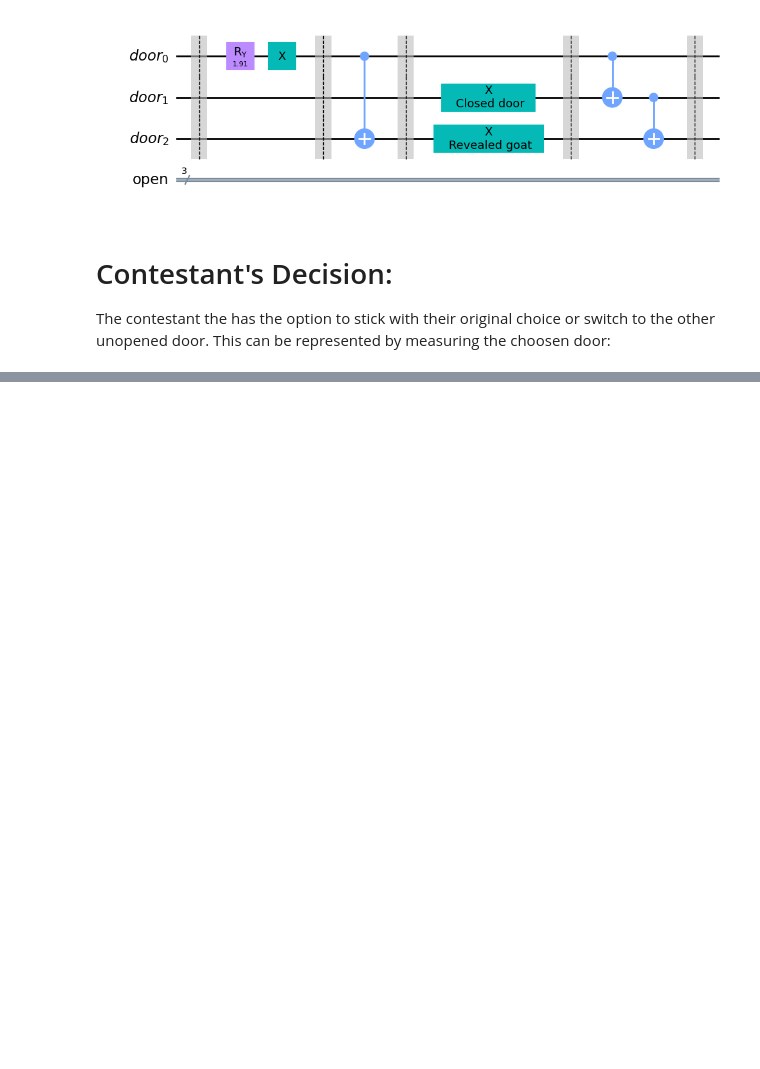
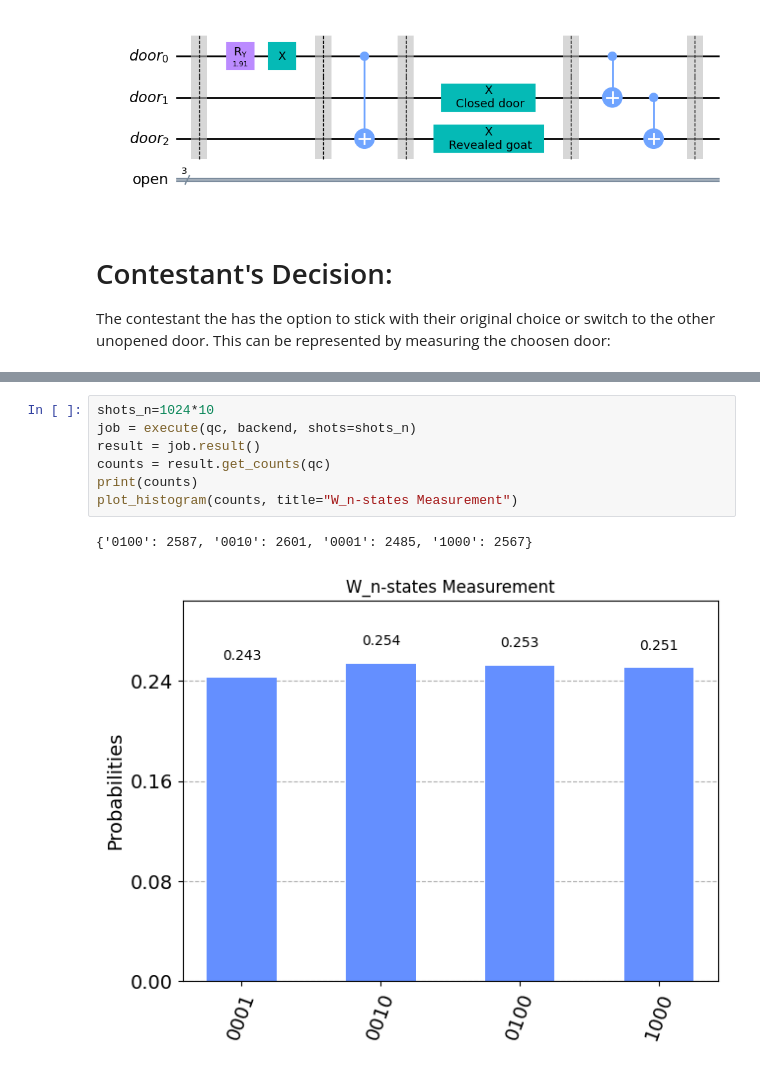
Before and after one commit to 2dholo/MontyHallQuantum, a Jupyter notebook: MontyHall.ipynb, the cells around one changed output, grey strips where cells are left out. Drawn from its saved outputs; the diff is of its cells as text; blank space fills up the shorter version.

```diff
--- a/MontyHall.ipynb
+++ b/MontyHall.ipynb
@@ -174,0 +241,10 @@ plot_histogram(counts, title=f"The host revealed the goat in door {revealed}.")
+# %%
+shots_n=1024*10
+job = execute(qc, backend, shots=shots_n)
+result = job.result()
+counts = result.get_counts(qc)
+print(counts)
+plot_histogram(counts, title="W_n-states Measurement")
+# %% [output]
+{'0100': 2587, '0010': 2601, '0001': 2485, '1000': 2567}
+[figure, added]
```
Also changed, not shown: parts of 15 cells of this notebook.
